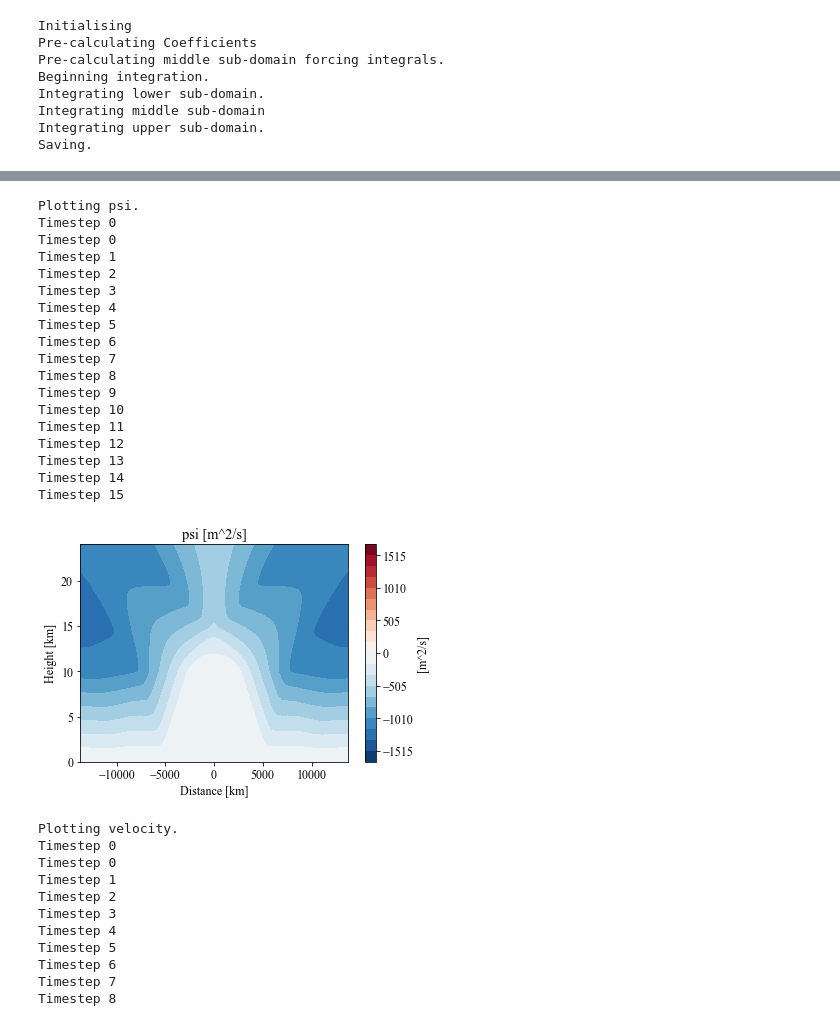
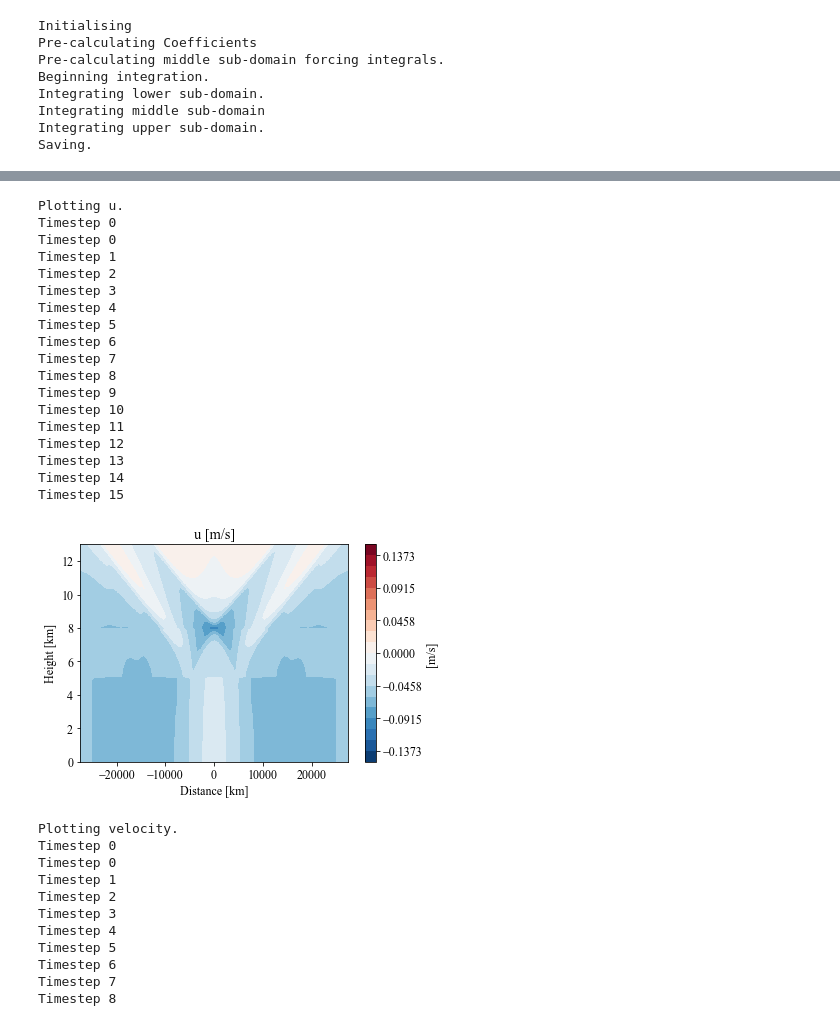
Before and after one commit to eshort0401/rotunno83, a Jupyter notebook: python_scripts/rotunno83.ipynb, the cells around one changed output, grey strips where cells are left out. Drawn from its saved outputs; the diff is of its cells as text; code cells hidden in the pictures.

```diff
--- a/python_scripts/rotunno83.ipynb
+++ b/python_scripts/rotunno83.ipynb
@@ -33,7 +33,7 @@ import scipy as sp
 #                                        xi0=0.1, beta=beta, Atilde=Atilde)
 
 ds_cN = rt.solve_continuous_N(
-    xN=81, zN=41, tN=16, sN=1000, L=.1, N=3, H1=1, H2=1.4, save=False, high_lim=False)
+    xN=81, zN=41, tN=16, sN=1000, L=.2, N=9, H1=.5, H2=.7, save=False)
 # %% [output]
 Initialising
 Pre-calculating Coefficients
@@ -101,36 +176,36 @@ Plotting psi.
 # %%
 # rt.animateCont(ds_channel_dim.sel(mode=[1,2,3]).sum(dim='mode', keep_attrs=True).squeeze(),var='theta_q')
 # rt.animateCont(ds_rotunno_dim, var='psi')
 
-rt.animateCont(ds_cN_dim.sel(mode=[1,2]).isel(forcing=2).sum(dim='mode', keep_attrs=True).squeeze(), var='psi')
+rt.animateCont(ds_cN_dim.sel(mode=[1,2]).isel(forcing=2).sum(dim='mode', keep_attrs=True).squeeze(), var='u')
 # rt.animateCont(ds_qian_dim.sel(mode=[1]).sum(dim='mode', keep_attrs=True).squeeze(),  var='theta_w')
 
 # rt.animateCont(ds_qian_dim.sum(dim='mode', keep_attrs=True).squeeze(),  var='theta_w')
 # rt.animateCont(ds_qian_dim.sel(mode=[2]).sum(dim='mode', keep_attrs=True).squeeze(),  var='psi')
 # for i in np.arange(1,7):
 #     rt.animateCont(ds_qian_dim.sel(submode=i),  var='bw')
 # rt.animateCont(ds_qian_dim.sel(submode=[2,3,4,5,6]).sum(dim='submode', keep_attrs=True).squeeze(),'bw')
 # rt.animateCont(ds_qian_dim.sel(mode=2).squeeze(),  var='psi')
 # %% [output]
-Plotting psi.
+Plotting u.
 Timestep 0
 Timestep 0
 Timestep 1
 Timestep 2
 Timestep 3
 Timestep 4
 Timestep 5
 Timestep 6
 Timestep 7
 Timestep 8
 Timestep 9
 Timestep 10
 Timestep 11
 Timestep 12
 Timestep 13
 Timestep 14
 Timestep 15
-[figure, old version]
+[figure, new version]
 # %%
 # rt.animateVelocity(ds_qian_dim.sum(dim='mode', keep_attrs=True).squeeze()); plt.show()
 rt.animateVelocity(ds_pwN_dim.sum(dim='mode', keep_attrs=True).squeeze());
```
Also changed, not shown: parts of 8 cells of this notebook, 3 other files.
